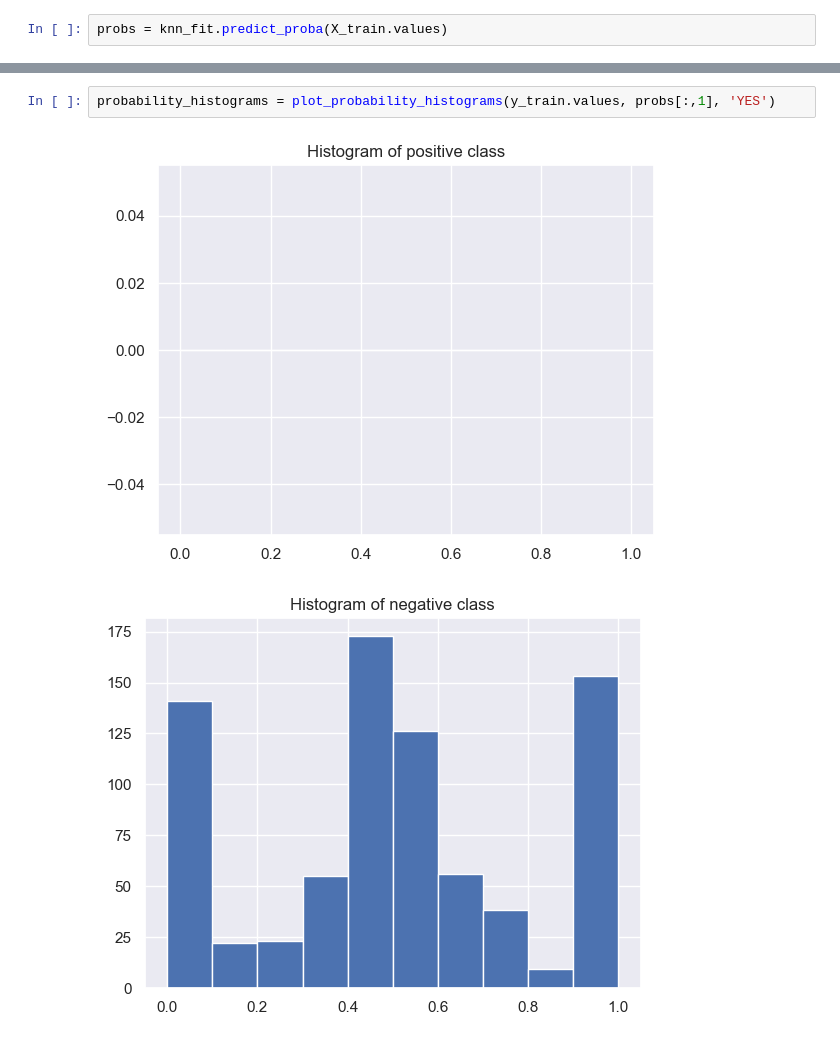
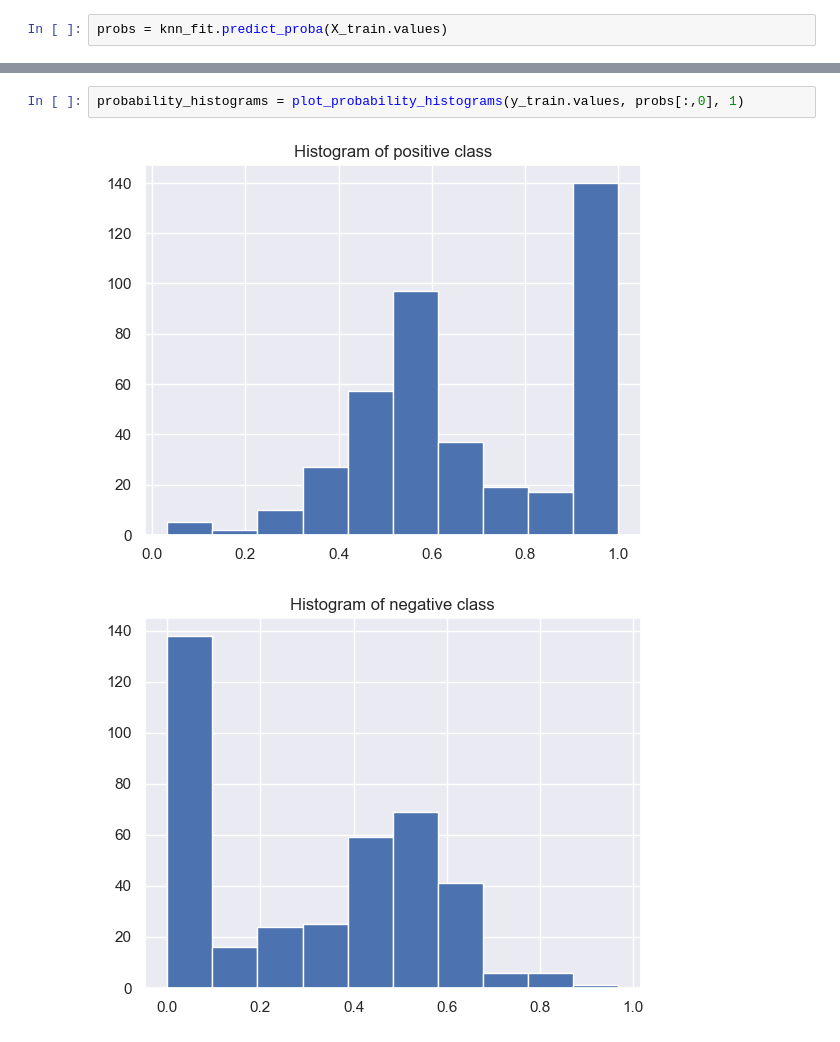
Before and after one commit to ICAI-IMAT-ML/p2-2-LuisGV10, a Jupyter notebook: notebook/Lab_2_2_kNN.ipynb, the cells around one changed output, grey strips where cells are left out. Saved outputs shown, nothing was run; the diff lists cells and outputs as text.

```diff
--- a/notebook/Lab_2_2_kNN.ipynb
+++ b/notebook/Lab_2_2_kNN.ipynb
@@ -123,6 +123,6 @@ calibration_curve = plot_calibration_curve(y_train.values, probs[:,1], 'YES')
 # %%
-probability_histograms = plot_probability_histograms(y_train.values, probs[:,1], 'YES')
+probability_histograms = plot_probability_histograms(y_train.values, probs[:,0], 1)
 # %% [output]
-[figure, old version]
+[figure, new version]
-[figure, old version]
+[figure, new version]
 # %%
```
Also changed, not shown: parts of 4 cells of this notebook.
